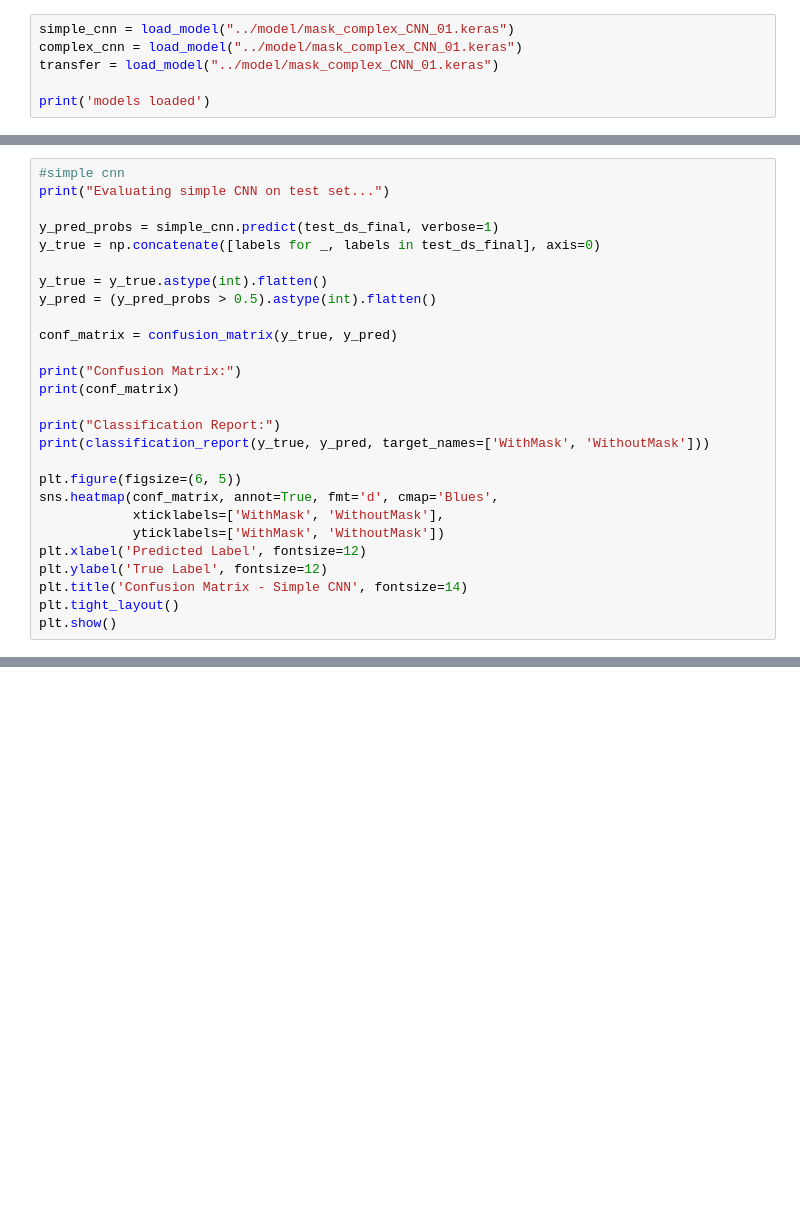
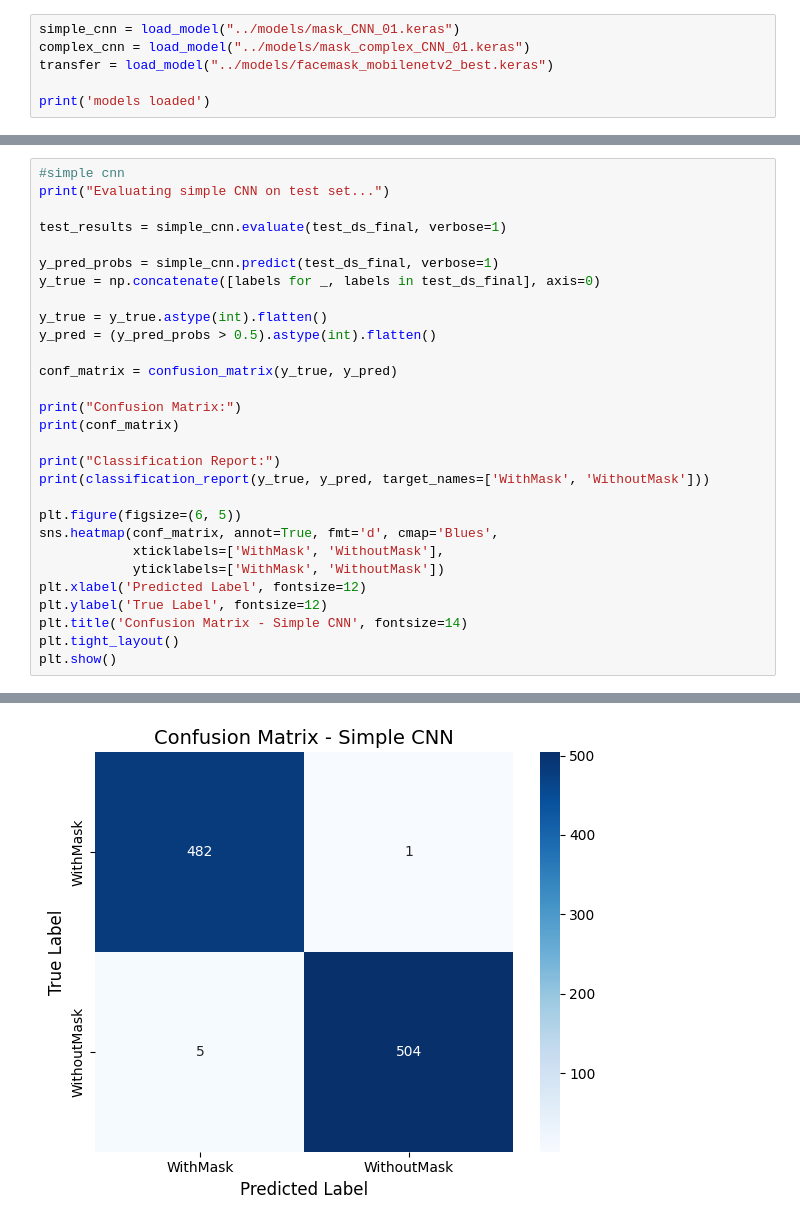
Before and after one commit to ngocmai141106/DNN-project1-G1-Facemask, a Jupyter notebook: code/06_pred.ipynb, the cells around one changed output, grey strips where cells are left out. Saved outputs shown, nothing was run; the diff lists cells and outputs as text; blank space fills up the shorter version.

```diff
--- a/code/06_pred.ipynb
+++ b/code/06_pred.ipynb
@@ -55,6 +57,6 @@ KeyboardInterrupt:
 # %%
-simple_cnn = load_model("../model/mask_complex_CNN_01.keras")
-complex_cnn = load_model("../model/mask_complex_CNN_01.keras")
-transfer = load_model("../model/mask_complex_CNN_01.keras")
+simple_cnn = load_model("../models/mask_CNN_01.keras")
+complex_cnn = load_model("../models/mask_complex_CNN_01.keras")
+transfer = load_model("../models/facemask_mobilenetv2_best.keras")
 
 print('models loaded')
@@ -61,6 +66,8 @@ print('models loaded')
 # %%
 #simple cnn
 print("Evaluating simple CNN on test set...")
+
+test_results = simple_cnn.evaluate(test_ds_final, verbose=1)
 
 y_pred_probs = simple_cnn.predict(test_ds_final, verbose=1)
 y_true = np.concatenate([labels for _, labels in test_ds_final], axis=0)
@@ -85,3 +92,4 @@ plt.ylabel('True Label', fontsize=12)
 plt.title('Confusion Matrix - Simple CNN', fontsize=14)
 plt.tight_layout()
 plt.show()
+# %% [output]
@@ -88,3 +111,4 @@ plt.show()
+[figure, added]
 # %%
 #complex cnn
 print("Evaluating complex CNN on test set...")
```
Also changed, not shown: parts of 6 cells of this notebook, 2 other files.
